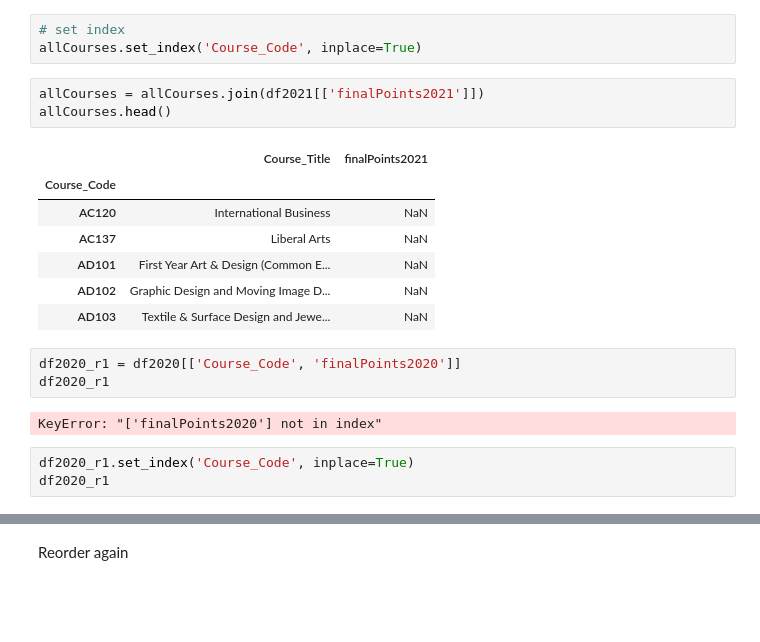
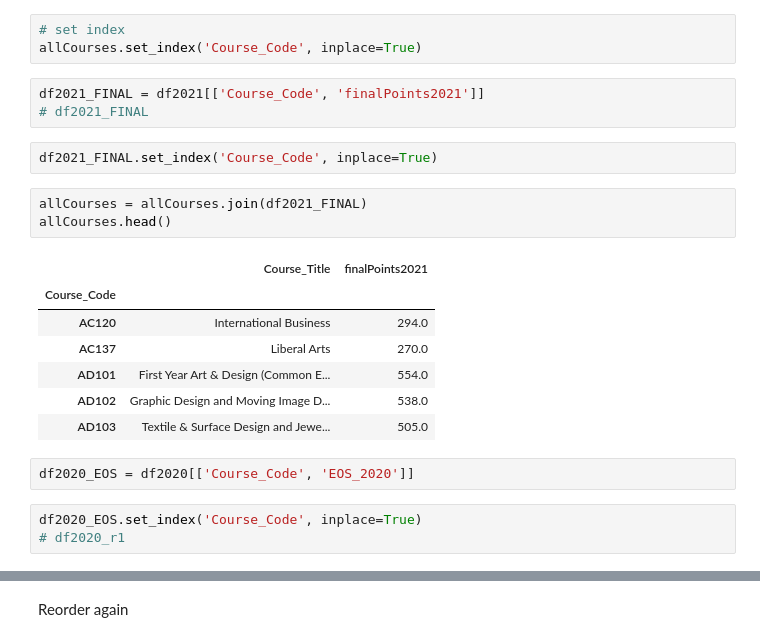
Before and after one commit to Caoimhinv/Fundamentals_Assessment, a Jupyter notebook: cao.ipynb, the cells around one changed output, grey strips where cells are left out. Saved outputs shown, nothing was run; the diff lists cells and outputs as text; blank space fills up the shorter version.

```diff
--- a/cao.ipynb
+++ b/cao.ipynb
@@ -729,23 +672,25 @@ We set the index to 'Course_code'.
 # %%
 # set index
 allCourses.set_index('Course_Code', inplace=True)
+# %%
+df2021_FINAL = df2021[['Course_Code', 'finalPoints2021']]
+# df2021_FINAL
+# %%
+df2021_FINAL.set_index('Course_Code', inplace=True)
 # %%
-allCourses = allCourses.join(df2021[['finalPoints2021']])
+allCourses = allCourses.join(df2021_FINAL)
 allCourses.head()
 # %% [output]
 |  | Course_Title | finalPoints2021 |
 | Course_Code |  |  |
-| AC120 | International Business | NaN |
-| AC137 | Liberal Arts | NaN |
-| AD101 | First Year Art & Design (Common E... | NaN |
-| AD102 | Graphic Design and Moving Image D... | NaN |
-| AD103 | Textile & Surface Design and Jewe... | NaN |
+| AC120 | International Business | 294.0 |
+| AC137 | Liberal Arts | 270.0 |
+| AD101 | First Year Art & Design (Common E... | 554.0 |
+| AD102 | Graphic Design and Moving Image D... | 538.0 |
+| AD103 | Textile & Surface Design and Jewe... | 505.0 |
 # %%
-df2020_r1 = df2020[['Course_Code', 'finalPoints2020']]
-df2020_r1
+df2020_EOS = df2020[['Course_Code', 'EOS_2020']]
-# %% [output]
-KeyError: "['finalPoints2020'] not in index"
 # %%
-df2020_r1.set_index('Course_Code', inplace=True)
-df2020_r1
+df2020_EOS.set_index('Course_Code', inplace=True)
+# df2020_r1
 # %%
```
Also changed, not shown: parts of 38 cells of this notebook, 58 other files.
